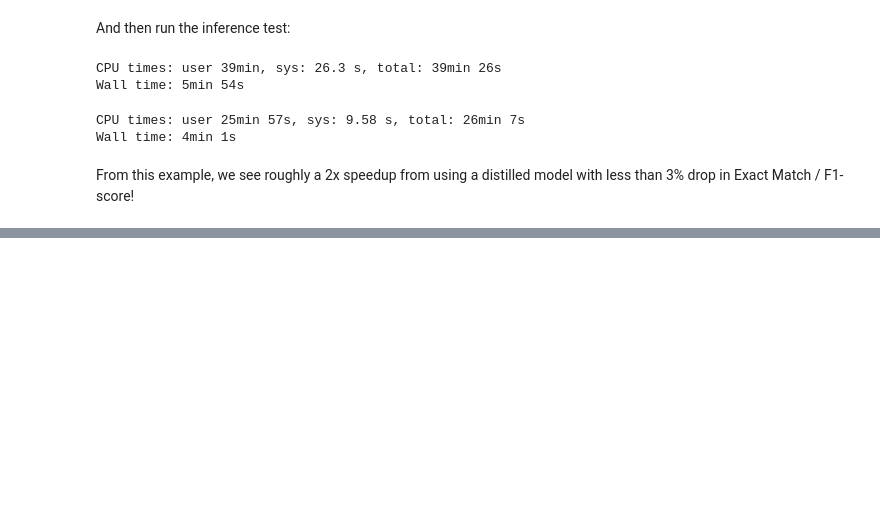
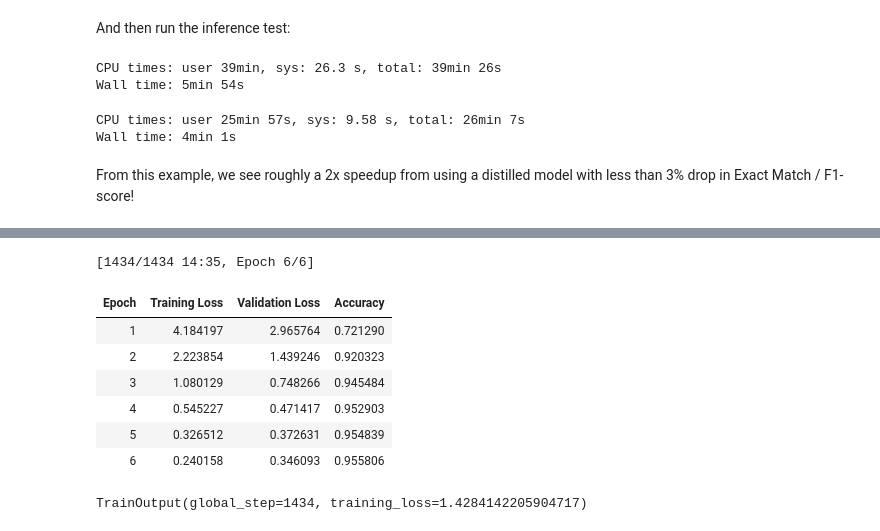
Before and after one commit to lewtun/transformerlab, a Jupyter notebook: experiments.intent-detection.ipynb, the cells around one changed output, grey strips where cells are left out. Drawn from its saved outputs; the diff is of its cells as text; code cells hidden in the pictures; blank space fills up the shorter version.

Commit message:
Add pruning for intent detection

```diff
--- a/experiments.intent-detection.ipynb
+++ b/experiments.intent-detection.ipynb
@@ -393,0 +399,13 @@ From this example, we see roughly a 2x speedup from using a distilled model with
+# %%
+class PruningTrainingArguments(TrainingArguments):
+    def __init__(self, *args, initial_threshold=1., final_threshold=0.1, initial_warmup=1, final_warmup=2, final_lambda=0.,
+                 mask_scores_learning_rate=0., **kwargs):
+        super().__init__(*args, **kwargs)
+
+        self.initial_threshold = initial_threshold
+        self.final_threshold = final_threshold
+        self.initial_warmup = initial_warmup
+        self.final_warmup = final_warmup
+        self.final_lambda = final_lambda
+        self.mask_scores_learning_rate = mask_scores_learning_rate
+        self.disable_tqdm = False
@@ -393,0 +496,8 @@ From this example, we see roughly a 2x speedup from using a distilled model with
+# %%
+model_ckpt = "bert-base-uncased"
+tokenizer = AutoTokenizer.from_pretrained(model_ckpt)
+
+masked_config = MaskedBertConfig(pruning_method='topK', mask_init='constant', mask_scale=0., num_labels=num_labels)
+
+def model_init():
+    return MaskedBertForSequenceClassification.from_pretrained(model_ckpt, config=masked_config).to(device)
@@ -393,0 +538,13 @@ From this example, we see roughly a 2x speedup from using a distilled model with
+# %%
+# need to do this manually for now!
+train_ds = clinc_enc['train']
+eval_ds = clinc_enc['validation'].map(lambda x : {'threshold': final_threshold})
+# %%
+pruning_trainer = PruningTrainer(
+    model_init=model_init,
+    args=pruning_training_args,
+    train_dataset=train_ds,
+    eval_dataset=eval_ds,
+    tokenizer=tokenizer,
+    compute_metrics=compute_metrics
+)
@@ -393,0 +556,12 @@ From this example, we see roughly a 2x speedup from using a distilled model with
+# %%
+pruning_trainer.train()
+# %% [output]
+[1434/1434 14:35, Epoch 6/6]
+| Epoch | Training Loss | Validation Loss | Accuracy |
+| 1 | 4.184197 | 2.965764 | 0.721290 |
+| 2 | 2.223854 | 1.439246 | 0.920323 |
+| 3 | 1.080129 | 0.748266 | 0.945484 |
+| 4 | 0.545227 | 0.471417 | 0.952903 |
+| 5 | 0.326512 | 0.372631 | 0.954839 |
+| 6 | 0.240158 | 0.346093 | 0.955806 |
+TrainOutput(global_step=1434, training_loss=1.4284142205904717)
```
Also changed, not shown: parts of 6 cells of this notebook, 3 other files.
